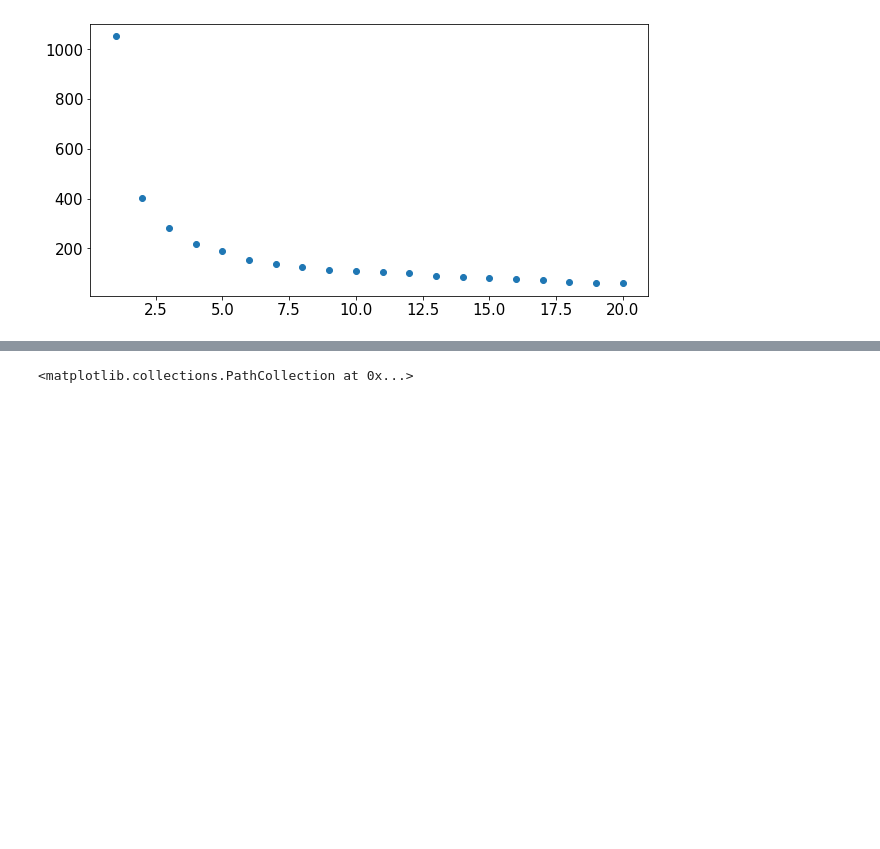
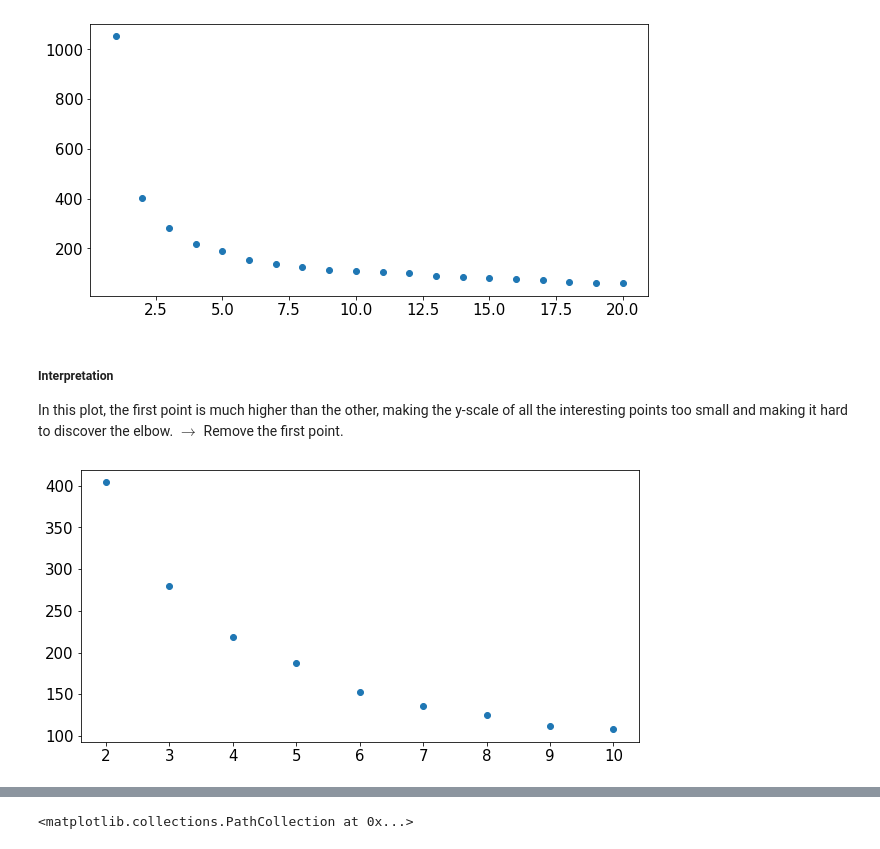
Before and after one commit to jorisguerin/clusteringLectures, a Jupyter notebook: TP_mars.ipynb, the cells around one changed output, grey strips where cells are left out. Cells and saved outputs as stored; diff of their text form; code cells hidden in the pictures; blank space fills up the shorter version.

```diff
--- a/TP_mars.ipynb
+++ b/TP_mars.ipynb
@@ -298,3 +310,16 @@ plt.scatter(x, y)
 plt.show()
 # %% [output]
 [figure]
+# %% [markdown]
+##### Interpretation
+
+In this plot, the first point is much higher than the other, making the y-scale of all the interesting points too small and making it hard to discover the elbow. $\rightarrow$ Remove the first point.
+# %%
+n_sizes = 10
+x = np.arange(n_sizes, 1, -1)
+y = ac.distances_[-n_sizes:-1]
+
+plt.scatter(x, y)
+plt.show()
+# %% [output]
+[figure, added]
```
Also changed, not shown: parts of 24 cells of this notebook, 1 other file.
